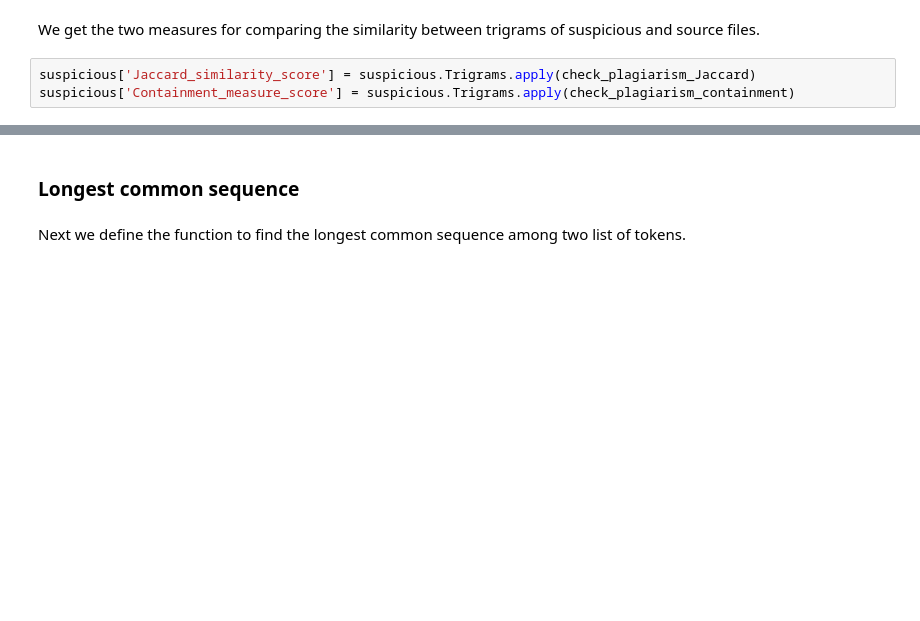
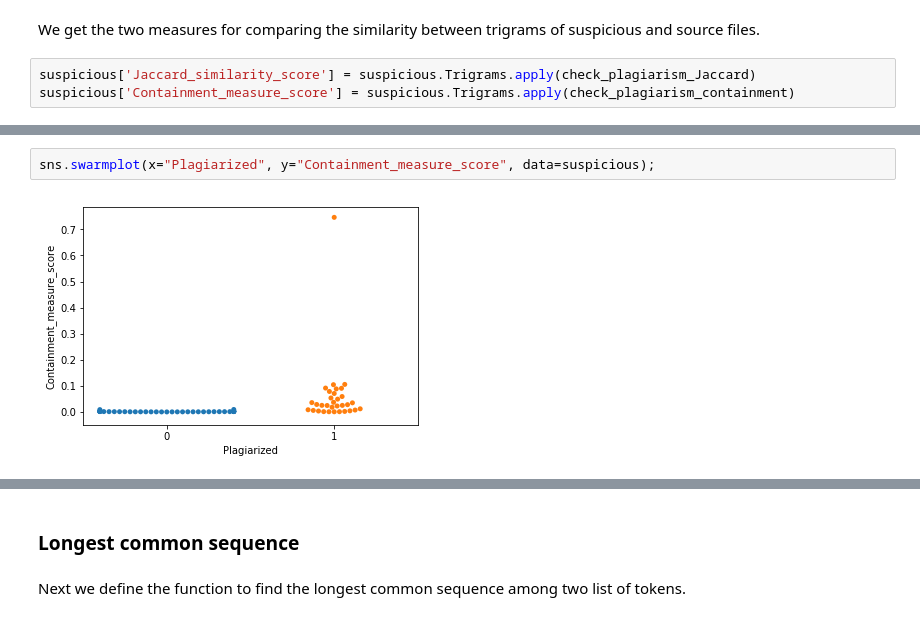
Before and after one commit to AashitaK/Plagiarism-Detection, a Jupyter notebook: notebook.ipynb, the cells around one changed output, grey strips where cells are left out. Cells and saved outputs as stored; diff of their text form; blank space fills up the shorter version.

```diff
--- a/notebook.ipynb
+++ b/notebook.ipynb
@@ -192,3 +192,7 @@ sns.swarmplot(x="Plagiarized", y="Jaccard_similarity_score", data=suspicious);
+# %%
+sns.swarmplot(x="Plagiarized", y="Containment_measure_score", data=suspicious);
+# %% [output]
+[figure, added]
 # %%
 sns.relplot(x="Jaccard_similarity_score", y="Containment_measure_score", hue="Plagiarized", data=suspicious);
 # %% [output]
```
Also changed, not shown: parts of 12 cells of this notebook, 29 other files.
